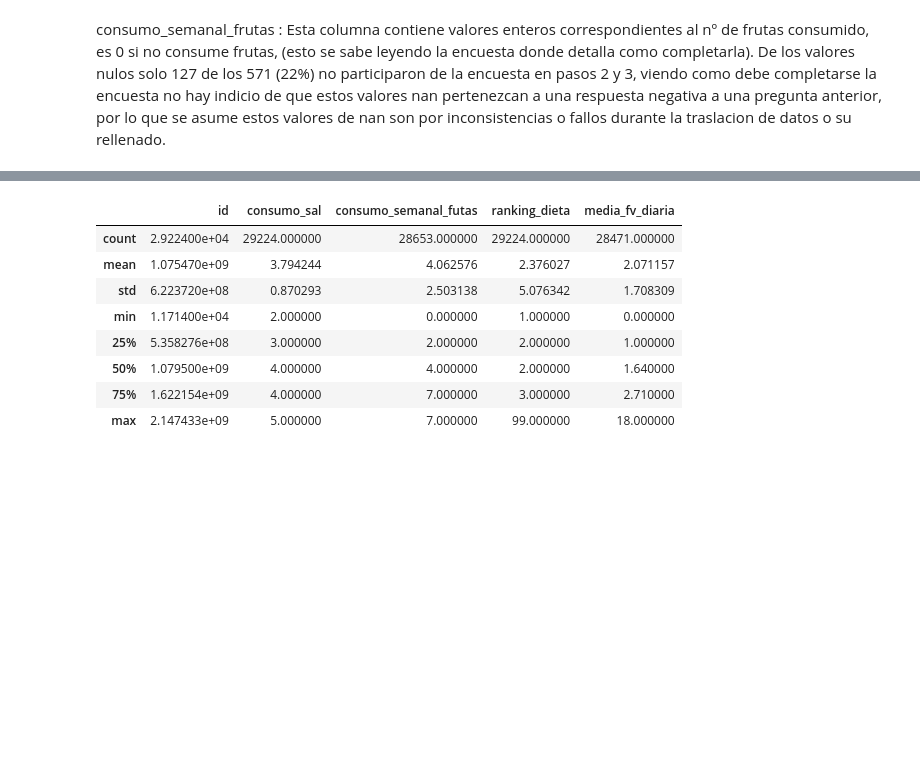
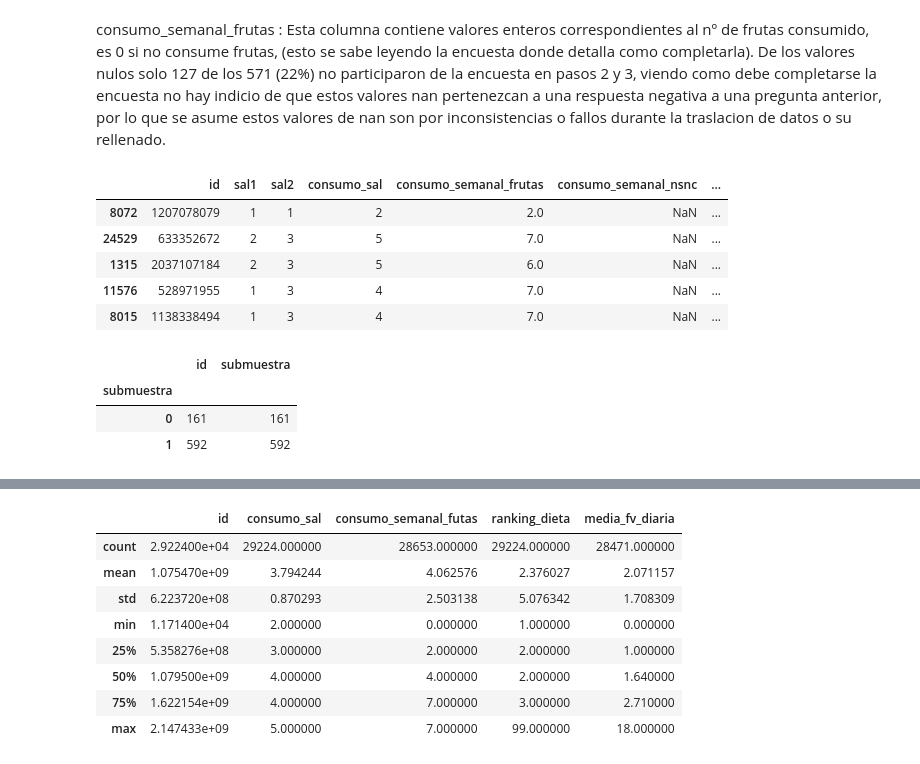
Before and after one commit to Data-Science-YPF/factores_riesgo, a Jupyter notebook: analisisBD.ipynb, the cells around one changed output, grey strips where cells are left out. Saved outputs shown, nothing was run; the diff lists cells and outputs as text; code cells hidden in the pictures; blank space fills up the shorter version.

Commit message:
Busqueda origen nulos en alimentos

```diff
--- a/analisisBD.ipynb
+++ b/analisisBD.ipynb
@@ -305,2 +301,18 @@ fr
+# %%
+alimentacion_nofiltro.sample(5)
+# %% [output]
+|  | id | sal1 | sal2 | consumo_sal | consumo_semanal_frutas | consumo_semanal_nsnc | ... |
+| 8072 | 1207078079 | 1 | 1 | 2 | 2.0 | NaN | ... |
+| 24529 | 633352672 | 2 | 3 | 5 | 7.0 | NaN | ... |
+| 1315 | 2037107184 | 2 | 3 | 5 | 6.0 | NaN | ... |
+| 11576 | 528971955 | 1 | 3 | 4 | 7.0 | NaN | ... |
+| 8015 | 1138338494 | 1 | 3 | 4 | 7.0 | NaN | ... |
 # %%
-# la columna media_fv_diaria depende de las respuestas a las consumo_semanal_futas y
+# la columna media_fv_diaria depende de las respuestas a las consumo_semanal_futas y consumo_semanal_verduras
+valores_nulos_origen3 = friesgo_2018_raw[friesgo_2018_raw['media_fv_diaria'].isna()][['id', 'submuestra']]
+valores_nulos_origen3.groupby(friesgo_2018_raw['submuestra']).count()
+# %% [output]
+|  | id | submuestra |
+| submuestra |  |  |
+| 0 | 161 | 161 |
+| 1 | 592 | 592 |
```
Also changed, not shown: parts of 11 cells of this notebook, 1 other file.
